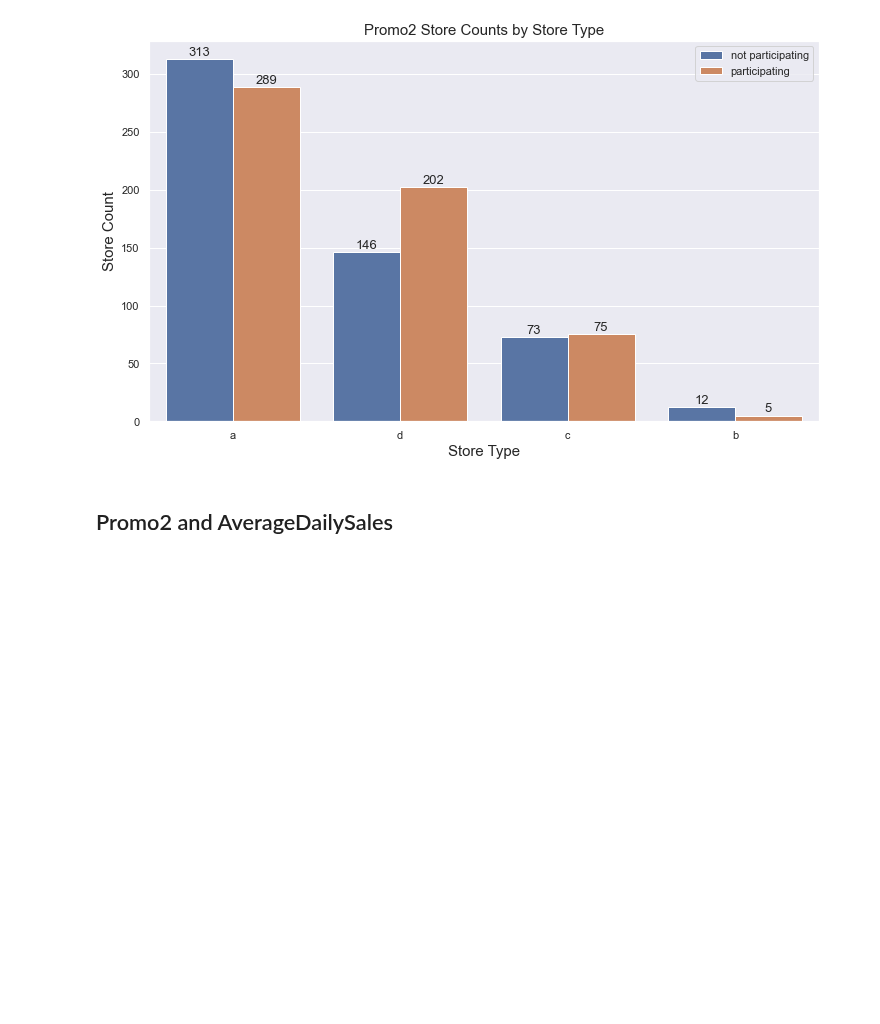
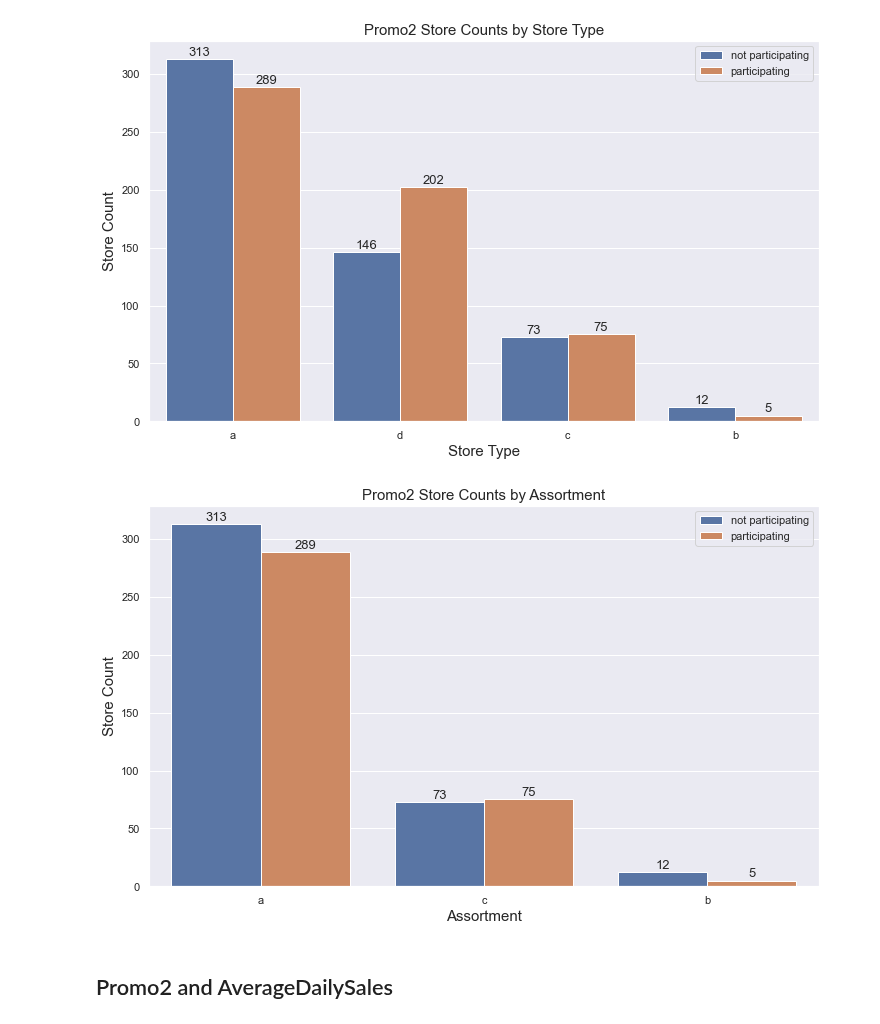
Before and after one commit to yoyo6022/covid-19, a Jupyter notebook: Notebook/EDA_Promo.ipynb, the cells around one changed output. Saved outputs shown, nothing was run; the diff lists cells and outputs as text; code cells hidden in the pictures; blank space fills up the shorter version.

```diff
--- a/Notebook/EDA_Promo.ipynb
+++ b/Notebook/EDA_Promo.ipynb
@@ -163,6 +151,30 @@ plt.title('Promo2 Store Counts by Store Type', fontsize=15)
 plt.show()
 # %% [output]
 [figure]
+# %%
+ax = sns.countplot('StoreType', hue='Promo2', data=newstoredata, order= newstoredata['Assortment'].value_counts().index)
+ax.set_xlabel('Assortment',fontsize=15)
+ax.set_ylabel('Store Count',fontsize=15)
+#ax.set_suptitle('Variable vs Target')
+ax.legend(['not participating', 'participating'])
+
+bars = ax.patches
+half = int(len(bars)/2)
+left_bars = bars[:half]
+right_bars = bars[half:]
+
+for left, right in zip(left_bars, right_bars):
+    height_l = left.get_height()
+    height_r = right.get_height()
+
+
+    ax.text(left.get_x() + left.get_width()/2., height_l + 3, '{}'.format(height_l), ha="center",fontsize=13)
+    ax.text(right.get_x() + right.get_width()/2., height_r + 3, '{}'.format(height_r), ha="center",fontsize=13)
+
+plt.title('Promo2 Store Counts by Assortment', fontsize=15)
+plt.show()
+# %% [output]
+[figure, added]
 # %% [markdown]
 ## Promo2 and AverageDailySales
 # %%
```
Also changed, not shown: parts of 7 cells of this notebook.
